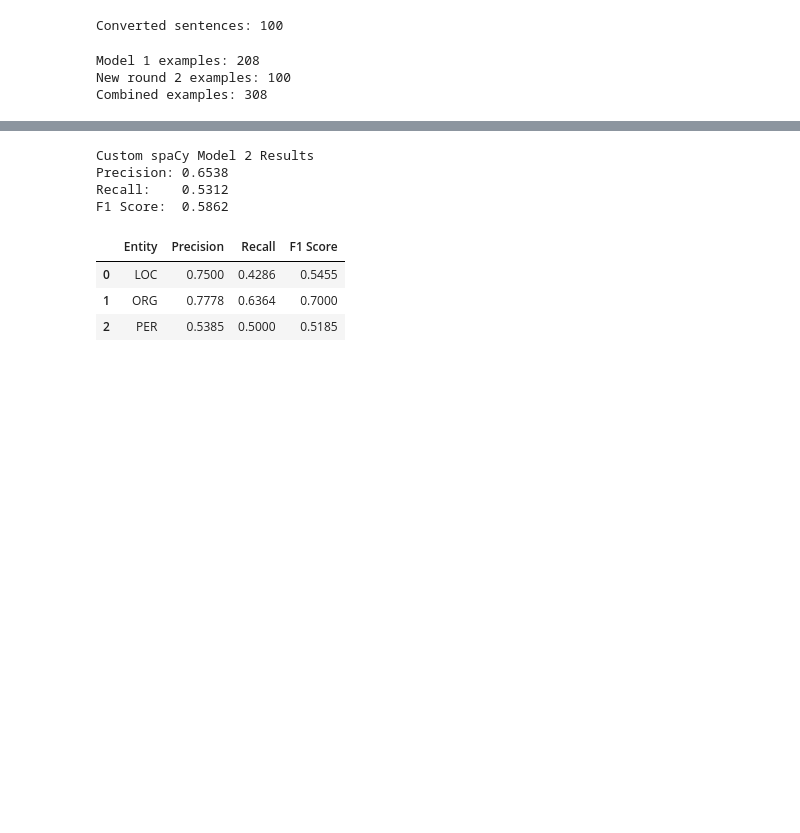
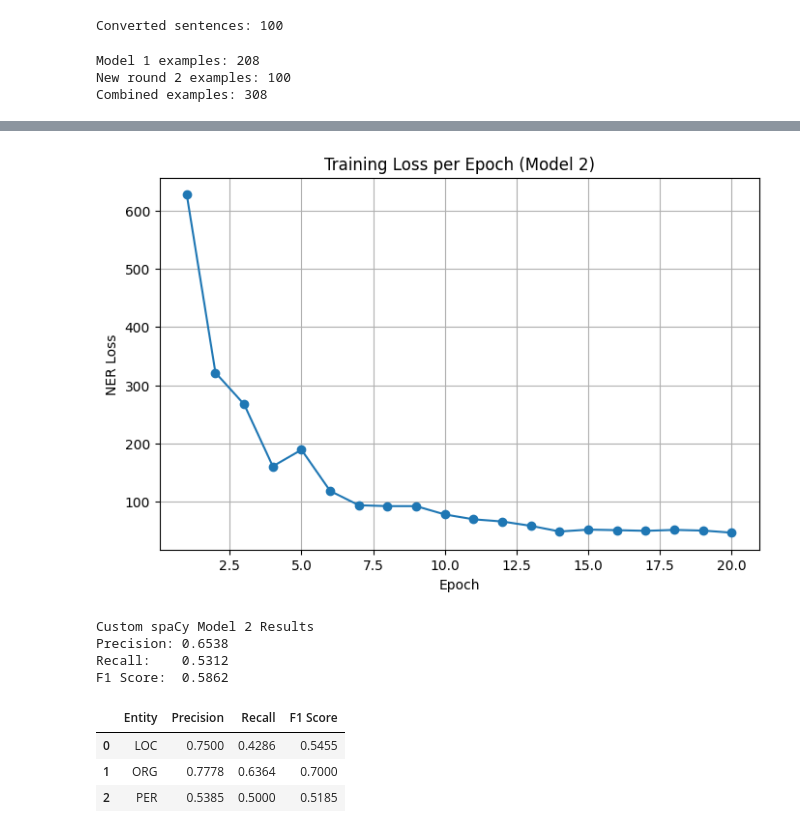
Before and after one commit to marcelalozano27-ship-it/Assignment4_Fong_Marcela, a Jupyter notebook: Assignment_4.ipynb, the cells around one changed output, grey strips where cells are left out. Saved outputs shown, nothing was run; the diff lists cells and outputs as text; code cells hidden in the pictures; blank space fills up the shorter version.

```diff
--- a/Assignment_4.ipynb
+++ b/Assignment_4.ipynb
@@ -1409,4 +1409,12 @@ for epoch in range(n_iter):
     epoch_loss = losses.get("ner", 0)
     loss_history_2.append(epoch_loss)
     print(f"Epoch {epoch+1}/{n_iter} - Loss: {epoch_loss:.4f}")
+
+plt.figure(figsize=(8,5))
+plt.plot(range(1, n_iter + 1), loss_history_2, marker="o")
+plt.title("Training Loss per Epoch (Model 2)")
+plt.xlabel("Epoch")
+plt.ylabel("NER Loss")
+plt.grid(True)
+plt.show()
 # %% [output]
@@ -1433,3 +1441,4 @@ Epoch 20/20 - Loss: 52.2650
+[figure, added]
 # %%
 examples_2 = []
 
```
Also changed, not shown: parts of 1 cell of this notebook.
